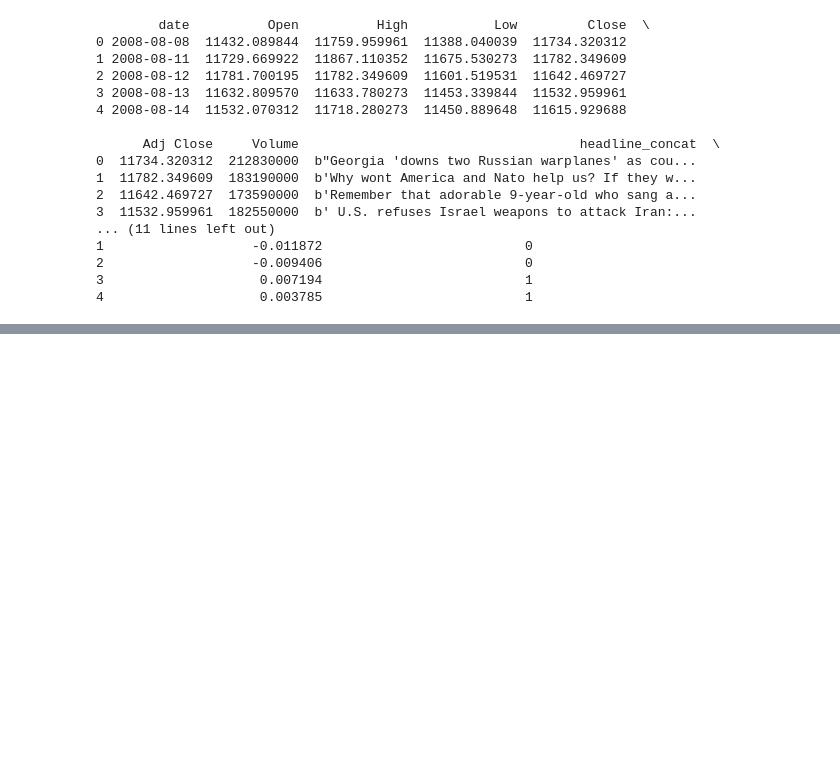
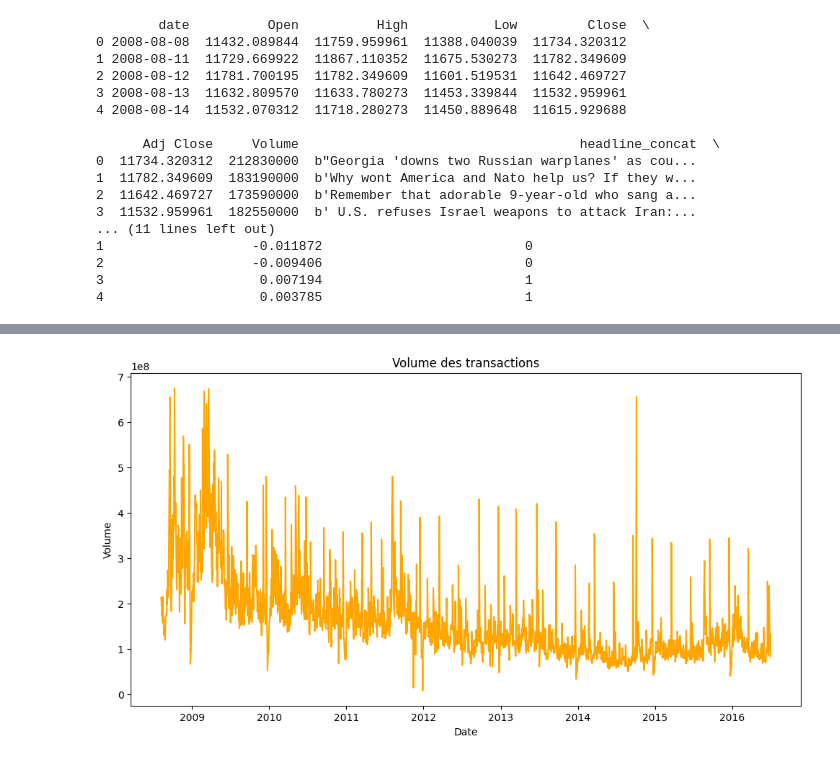
Before and after one commit to ArthurEDLP/projet_deep_learning, a Jupyter notebook: analyse.ipynb, the cells around one changed output, grey strips where cells are left out. Cells and saved outputs as stored; diff of their text form; code cells hidden in the pictures; blank space fills up the shorter version.

```diff
--- a/analyse.ipynb
+++ b/analyse.ipynb
@@ -35,0 +46,11 @@ print(os.listdir())
+# %%
+# Visualiser les volumes
+
+plt.figure(figsize=(12, 6))
+plt.plot(df['date'], df['Volume'], color='orange')
+plt.xlabel('Date')
+plt.ylabel('Volume')
+plt.title('Volume des transactions')
+plt.show()
+# %% [output]
+[figure, added]
```
Also changed, not shown: parts of 4 cells of this notebook.
